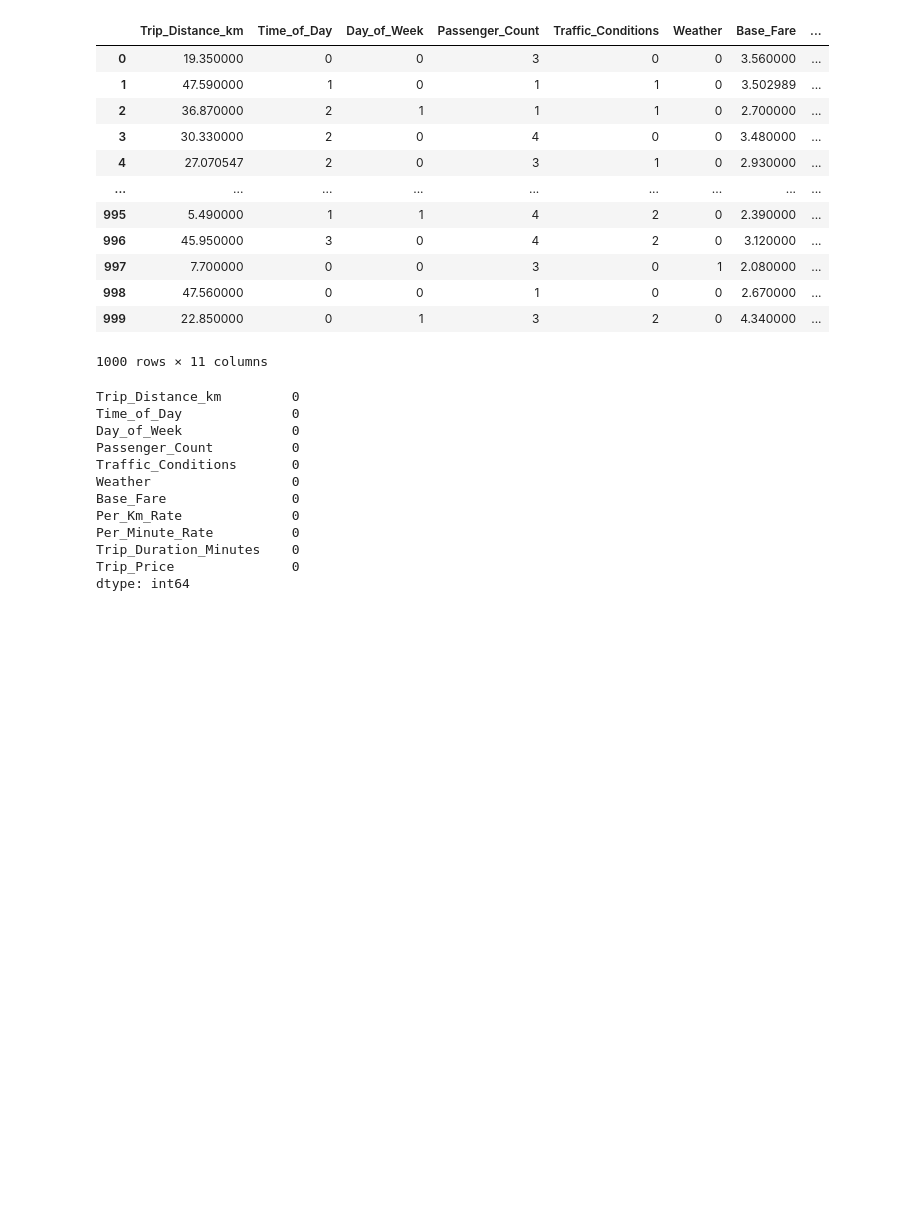
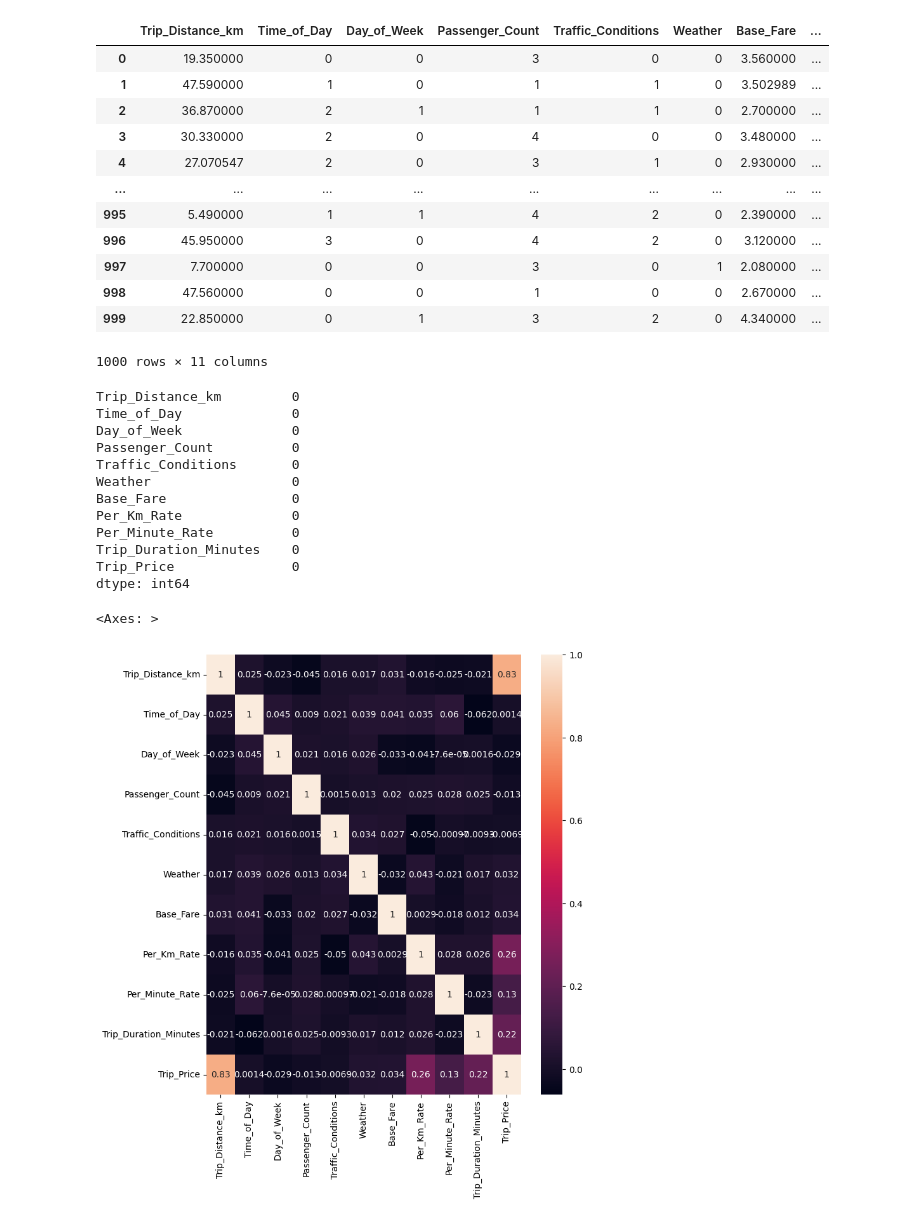
Before and after one commit to Rizan012/TaxiFairDetermine, a Jupyter notebook: TaxiFair_scaling.ipynb, the cells around one changed output. Drawn from its saved outputs; the diff is of its cells as text; code cells hidden in the pictures; blank space fills up the shorter version.

```diff
--- a/TaxiFair_scaling.ipynb
+++ b/TaxiFair_scaling.ipynb
@@ -4,5 +6,5 @@ import numpy as np
 # %%
-data = pd.read_csv(r"C:\Users\cesst\OneDrive\Desktop\Evolve\ml\Taxi\Dataset\cleaned_taxi_trip_pricing.csv")
+data = pd.read_csv(r"C:\Users\cesst\OneDrive\Desktop\Evolve\ml\Taxi\TaxiFairDetermine\Dataset\cleaned_taxi_trip_pricing.csv")
 # %%
 data
 # %% [output]
@@ -34,3 +36,9 @@ Per_Minute_Rate          0
 Trip_Duration_Minutes    0
 Trip_Price               0
 dtype: int64
+# %%
+plt.figure(figsize=(8,9))
+sns.heatmap(data.corr(),annot=True)
+# %% [output]
+<Axes: >
+[figure, added]
```
Also changed, not shown: parts of 24 cells of this notebook, 1 other file.
